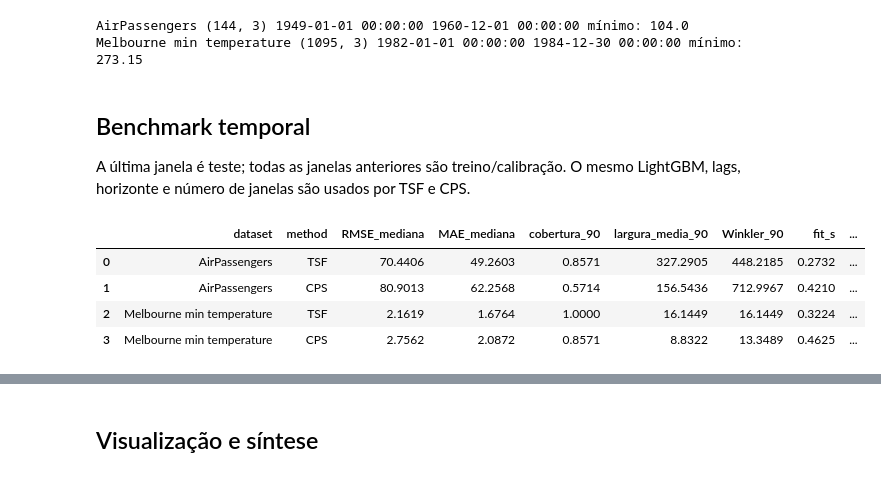
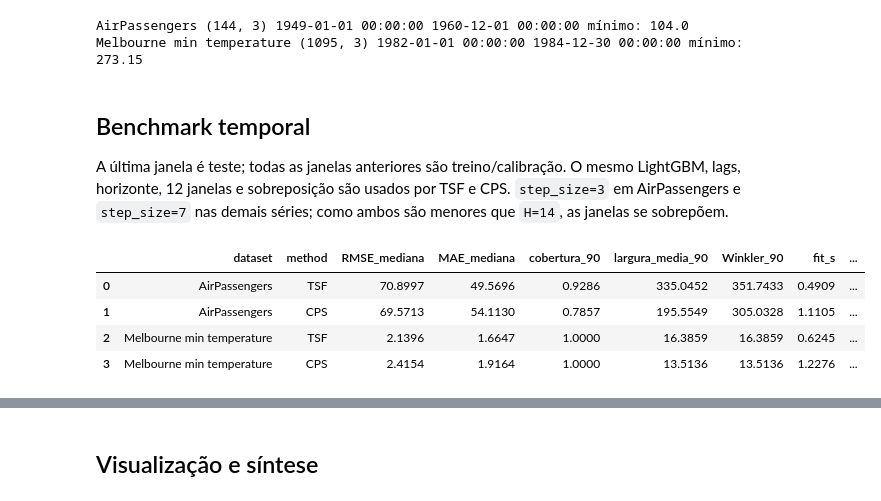
Before and after one commit to heylucasleao/forecasting, a Jupyter notebook: 13_tsf_vs_cps_continuos.ipynb, the cells around one changed output, grey strips where cells are left out. Saved outputs shown, nothing was run; the diff lists cells and outputs as text; code cells hidden in the pictures.

```diff
--- a/13_tsf_vs_cps_continuos.ipynb
+++ b/13_tsf_vs_cps_continuos.ipynb
@@ -29,7 +29,7 @@ from tinyconformal.series import (
 
 SEED = 42
 H = 14
-N_WINDOWS = 5
+N_WINDOWS = 12
 LEVEL = 0.90
 DATA_DIR = Path("data/tsf_cps")
 DATA_DIR.mkdir(parents=True, exist_ok=True)
@@ -47,10 +47,12 @@ def make_forecaster(freq, lags):
     return MLForecast(models={"LGBM": model}, freq=freq, lags=lags)
 
 
-def fit_tsf(train, freq, lags, family, h=H, n_windows=N_WINDOWS):
+def fit_tsf(train, freq, lags, family, h=H, n_windows=N_WINDOWS, step_size=None):
     model = TwoStageForecasterWrapper(make_forecaster(freq, lags), distribution=family)
     tic = perf_counter()
-    model.fit(train, h=h, n_windows=n_windows, refit=True)
+    model.fit(
+        train, h=h, n_windows=n_windows, step_size=step_size, refit=True
+    )
     fit_seconds = perf_counter() - tic
     tic = perf_counter()
     forecast = model.predict_distribution(h=h)
@@ -58,7 +60,9 @@ def fit_tsf(train, freq, lags, family, h=H, n_windows=N_WINDOWS):
     return model, forecast, fit_seconds, predict_seconds
 
 
-def fit_cps(train, freq, lags, discrete, h=H, n_windows=N_WINDOWS):
+def fit_cps(
+    train, freq, lags, discrete, h=H, n_windows=N_WINDOWS, step_size=None
+):
     cls = (DiscreteTimeSeriesConformalPredictiveSystem if discrete
            else ContinuousTimeSeriesConformalPredictiveSystem)
     model = cls(
@@ -69,7 +73,7 @@ def fit_cps(train, freq, lags, discrete, h=H, n_windows=N_WINDOWS):
         horizon=h, n_windows=n_windows, alpha=1-LEVEL,
     )
     tic = perf_counter()
-    model.fit(train, n_jobs=1)
+    model.fit(train, step_size=step_size, n_jobs=1)
     fit_seconds = perf_counter() - tic
     tic = perf_counter()
     forecast = model.predict_distribution(h=h)
@@ -157,35 +161,40 @@ Melbourne min temperature (1095, 3) 1982-01-01 00:00:00 1984-12-30 00:00:00 mín
 # %% [markdown]
 ## Benchmark temporal
 
-A última janela é teste; todas as janelas anteriores são treino/calibração. O mesmo LightGBM, lags, horizonte e número de janelas são usados por TSF e CPS.
+A última janela é teste; todas as janelas anteriores são treino/calibração. O mesmo LightGBM, lags, horizonte, 12 janelas e sobreposição são usados por TSF e CPS. `step_size=3` em AirPassengers e `step_size=7` nas demais séries; como ambos são menores que `H=14`, as janelas se sobrepõem.
 # %%
 results, predictions = [], {}
 for dataset_name, df in datasets.items():
     freq = "MS" if dataset_name == "AirPassengers" else ("h" if "Bike" in dataset_name else "D")
     lags = [1, 12] if freq == "MS" else ([1, 24, 168] if freq == "h" else [1, 7, 28])
+    step_size = 3 if dataset_name == "AirPassengers" else 7
     train, test = temporal_split(df)
 
-    tsf, tsf_fc, tsf_fit, tsf_pred = fit_tsf(train, freq, lags, WeibullFamily())
-    cps, cps_fc, cps_fit, cps_pred = fit_cps(train, freq, lags, discrete=False)
+    tsf, tsf_fc, tsf_fit, tsf_pred = fit_tsf(
+        train, freq, lags, WeibullFamily(), step_size=step_size
+    )
+    cps, cps_fc, cps_fit, cps_pred = fit_cps(
+        train, freq, lags, discrete=False, step_size=step_size
+    )
     tsf_tab = prediction_table(tsf_fc, test)
     cps_tab = prediction_table(cps_fc, test)
     predictions[(dataset_name, "TSF")] = tsf_tab
     predictions[(dataset_name, "CPS")] = cps_tab
     results += [
         metrics(tsf_tab, "TSF", dataset_name, tsf_fit, tsf_pred),
         metrics(cps_tab, "CPS", dataset_name, cps_fit, cps_pred),
     ]
 
 resultados = pd.DataFrame(results)
 display(resultados.round(4))
 display(resultados.pivot(index="dataset", columns="method",
                          values=["RMSE_mediana", "cobertura_90", "largura_media_90", "Winkler_90", "fit_s"]).round(4))
 # %% [output]
 |  | dataset | method | RMSE_mediana | MAE_mediana | cobertura_90 | largura_media_90 | Winkler_90 | fit_s | ... |
-| 0 | AirPassengers | TSF | 70.4406 | 49.2603 | 0.8571 | 327.2905 | 448.2185 | 0.2732 | ... |
-| 1 | AirPassengers | CPS | 80.9013 | 62.2568 | 0.5714 | 156.5436 | 712.9967 | 0.4210 | ... |
-| 2 | Melbourne min temperature | TSF | 2.1619 | 1.6764 | 1.0000 | 16.1449 | 16.1449 | 0.3224 | ... |
-| 3 | Melbourne min temperature | CPS | 2.7562 | 2.0872 | 0.8571 | 8.8322 | 13.3489 | 0.4625 | ... |
+| 0 | AirPassengers | TSF | 70.8997 | 49.5696 | 0.9286 | 335.0452 | 351.7433 | 0.4909 | ... |
+| 1 | AirPassengers | CPS | 69.5713 | 54.1130 | 0.7857 | 195.5549 | 305.0328 | 1.1105 | ... |
+| 2 | Melbourne min temperature | TSF | 2.1396 | 1.6647 | 1.0000 | 16.3859 | 16.3859 | 0.6245 | ... |
+| 3 | Melbourne min temperature | CPS | 2.4154 | 1.9164 | 1.0000 | 13.5136 | 13.5136 | 1.2276 | ... |
 |  | RMSE_mediana |  | cobertura_90 |  | largura_media_90 |  | Winkler_90 |  | fit_s | ... |
 | method | CPS | TSF | CPS | TSF | CPS | TSF | CPS | TSF | CPS | ... |
 | dataset |  |  |  |  |  |  |  |  |  | ... |
```
Also changed, not shown: parts of 3 cells of this notebook, 3 other files.
